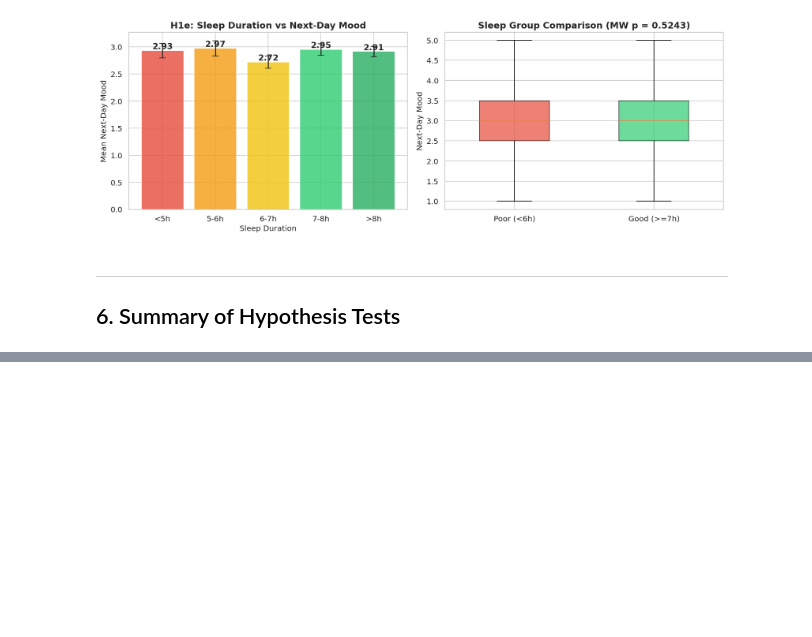
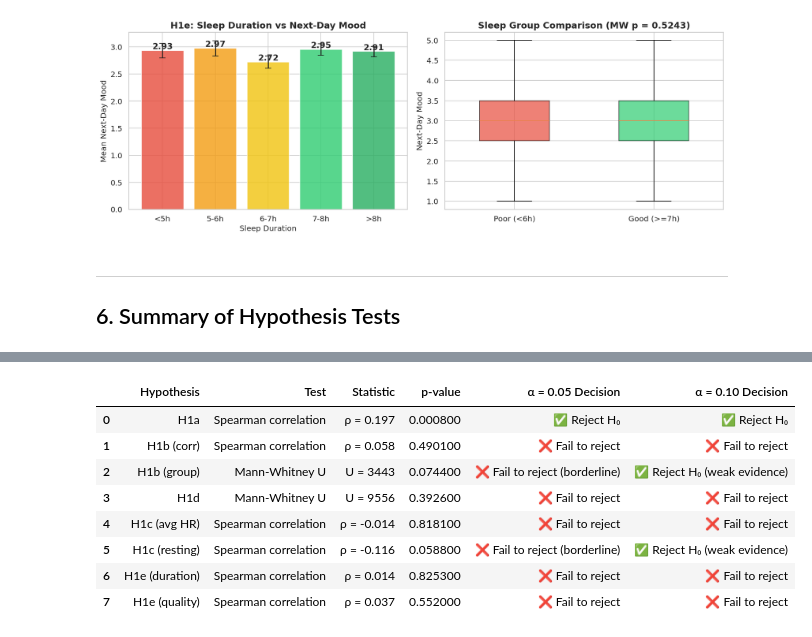
Before and after one commit to yigitmnf/DSA_210_PROJECT_YIGIT_MANAFI, a Jupyter notebook: EDA/EDA_and_Hypothesis_Testing.ipynb, the cells around one changed output, grey strips where cells are left out. Drawn from its saved outputs; the diff is of its cells as text; code cells hidden in the pictures; blank space fills up the shorter version.

```diff
--- a/EDA/EDA_and_Hypothesis_Testing.ipynb
+++ b/EDA/EDA_and_Hypothesis_Testing.ipynb
@@ -124,9 +120,7 @@ df['exam_category'] = df['days_until_exam'].apply(exam_proximity)
 # Tomorrow is weekend flag
 df['tomorrow_is_weekend'] = df['is_weekend'].shift(-1)
 
-# Tomorrow is weekend flag
-df['tomorrow_is_weekend'] = df['is_weekend'].shift(-1)
 
-print("Feature engineering complete.")
+
 print(f"Rows with both today's & tomorrow's mood: {df[['mood', 'mood_tomorrow']].dropna().shape[0]}")
 # %% [output]
@@ -738,3 +682,86 @@ alpha = 0.05 for all tests. Spearman used as primary (non-parametric).
+# %%
+import pandas as pd
+
+# Run all tests
+from scipy.stats import spearmanr, mannwhitneyu
+
+results = []
+
+# H1a
+d = df[['mood','mood_tomorrow']].dropna()
+r, p = spearmanr(d['mood'], d['mood_tomorrow'])
+results.append({'Hypothesis': 'H1a', 'Test': 'Spearman correlation', 'Statistic': f'ρ = {r:.3f}', 'p-value': round(p, 4),
+                'α = 0.05 Decision': f'{"✅ Reject H₀" if p < 0.05 else "❌ Fail to reject"}',
+                'α = 0.10 Decision': f'{"✅ Reject H₀" if p < 0.10 else "❌ Fail to reject"}'})
+
+# H1b (corr)
+d = df[df['days_until_exam']<=30][['days_until_exam','mood_tomorrow']].dropna()
+r, p = spearmanr(d['days_until_exam'], d['mood_tomorrow'])
+results.append({'Hypothesis': 'H1b (corr)', 'Test': 'Spearman correlation', 'Statistic': f'ρ = {r:.3f}', 'p-value': round(p, 4),
+                'α = 0.05 Decision': f'{"✅ Reject H₀" if p < 0.05 else "❌ Fail to reject"}',
+                'α = 0.10 Decision': f'{"✅ Reject H₀" if p < 0.10 else "❌ Fail to reject"}'})
+
+# H1b (group)
+g1 = df[df['exam_category']=='Exam <= 3 days']['mood_tomorrow'].dropna()
+g2 = df[df['exam_category']=='No upcoming exam']['mood_tomorrow'].dropna()
+s, p = mannwhitneyu(g1, g2, alternative='less')
+dec05 = '✅ Reject H₀' if p < 0.05 else ('❌ Fail to reject (borderline)' if p < 0.10 else '❌ Fail to reject')
+dec10 = '✅ Reject H₀ (weak evidence)' if p < 0.10 else '❌ Fail to reject'
+results.append({'Hypothesis': 'H1b (group)', 'Test': 'Mann-Whitney U', 'Statistic': f'U = {s:.0f}', 'p-value': round(p, 4),
+                'α = 0.05 Decision': dec05, 'α = 0.10 Decision': dec10})
+
+# H1d
+d = df[['tomorrow_is_weekend','mood_tomorrow']].dropna()
+tw_y = d[d['tomorrow_is_weekend']==1]['mood_tomorrow']
+tw_n = d[d['tomorrow_is_weekend']==0]['mood_tomorrow']
+s, p = mannwhitneyu(tw_y, tw_n, alternative='greater')
+results.append({'Hypothesis': 'H1d', 'Test': 'Mann-Whitney U', 'Statistic': f'U = {s:.0f}', 'p-value': round(p, 4),
+                'α = 0.05 Decision': f'{"✅ Reject H₀" if p < 0.05 else "❌ Fail to reject"}',
+                'α = 0.10 Decision': f'{"✅ Reject H₀" if p < 0.10 else "❌ Fail to reject"}'})
+
+# H1c (avg)
+d = df[['avg_heart_rate','mood_tomorrow']].dropna()
+r, p = spearmanr(d['avg_heart_rate'], d['mood_tomorrow'])
+results.append({'Hypothesis': 'H1c (avg HR)', 'Test': 'Spearman correlation', 'Statistic': f'ρ = {r:.3f}', 'p-value': round(p, 4),
+                'α = 0.05 Decision': f'{"✅ Reject H₀" if p < 0.05 else "❌ Fail to reject"}',
+                'α = 0.10 Decision': f'{"✅ Reject H₀" if p < 0.10 else "❌ Fail to reject"}'})
+
+# H1c (resting)
+d = df[['resting_heart_rate','mood_tomorrow']].dropna()
+r, p = spearmanr(d['resting_heart_rate'], d['mood_tomorrow'])
+dec05 = '✅ Reject H₀' if p < 0.05 else ('❌ Fail to reject (borderline)' if p < 0.10 else '❌ Fail to reject')
+dec10 = '✅ Reject H₀ (weak evidence)' if p < 0.10 else '❌ Fail to reject'
+results.append({'Hypothesis': 'H1c (resting)', 'Test': 'Spearman correlation', 'Statistic': f'ρ = {r:.3f}', 'p-value': round(p, 4),
+                'α = 0.05 Decision': dec05, 'α = 0.10 Decision': dec10})
+
+# H1e (duration)
+d = df[['sleep_duration_h','mood_tomorrow']].dropna()
+r, p = spearmanr(d['sleep_duration_h'], d['mood_tomorrow'])
+results.append({'Hypothesis': 'H1e (duration)', 'Test': 'Spearman correlation', 'Statistic': f'ρ = {r:.3f}', 'p-value': round(p, 4),
+                'α = 0.05 Decision': f'{"✅ Reject H₀" if p < 0.05 else "❌ Fail to reject"}',
+                'α = 0.10 Decision': f'{"✅ Reject H₀" if p < 0.10 else "❌ Fail to reject"}'})
+
+# H1e (quality)
+d = df[['sleep_quality','mood_tomorrow']].dropna()
+r, p = spearmanr(d['sleep_quality'], d['mood_tomorrow'])
+results.append({'Hypothesis': 'H1e (quality)', 'Test': 'Spearman correlation', 'Statistic': f'ρ = {r:.3f}', 'p-value': round(p, 4),
+                'α = 0.05 Decision': f'{"✅ Reject H₀" if p < 0.05 else "❌ Fail to reject"}',
+                'α = 0.10 Decision': f'{"✅ Reject H₀" if p < 0.10 else "❌ Fail to reject"}'})
+
+summary_df = pd.DataFrame(results)
+summary_df.style.set_properties(**{'text-align': 'center'}).set_table_styles([
+    {'selector': 'th', 'props': [('text-align', 'center'), ('font-weight', 'bold')]},
+])
+# %% [output]
+|  | Hypothesis | Test | Statistic | p-value | α = 0.05 Decision | α = 0.10 Decision |
+| 0 | H1a | Spearman correlation | ρ = 0.197 | 0.000800 | ✅ Reject H₀ | ✅ Reject H₀ |
+| 1 | H1b (corr) | Spearman correlation | ρ = 0.058 | 0.490100 | ❌ Fail to reject | ❌ Fail to reject |
+| 2 | H1b (group) | Mann-Whitney U | U = 3443 | 0.074400 | ❌ Fail to reject (borderline) | ✅ Reject H₀ (weak evidence) |
+| 3 | H1d | Mann-Whitney U | U = 9556 | 0.392600 | ❌ Fail to reject | ❌ Fail to reject |
+| 4 | H1c (avg HR) | Spearman correlation | ρ = -0.014 | 0.818100 | ❌ Fail to reject | ❌ Fail to reject |
+| 5 | H1c (resting) | Spearman correlation | ρ = -0.116 | 0.058800 | ❌ Fail to reject (borderline) | ✅ Reject H₀ (weak evidence) |
+| 6 | H1e (duration) | Spearman correlation | ρ = 0.014 | 0.825300 | ❌ Fail to reject | ❌ Fail to reject |
+| 7 | H1e (quality) | Spearman correlation | ρ = 0.037 | 0.552000 | ❌ Fail to reject | ❌ Fail to reject |
 # %% [markdown]
 ## 7. Key Findings & Next Steps
 
```
Also changed, not shown: parts of 5 cells of this notebook, 17 other files.
